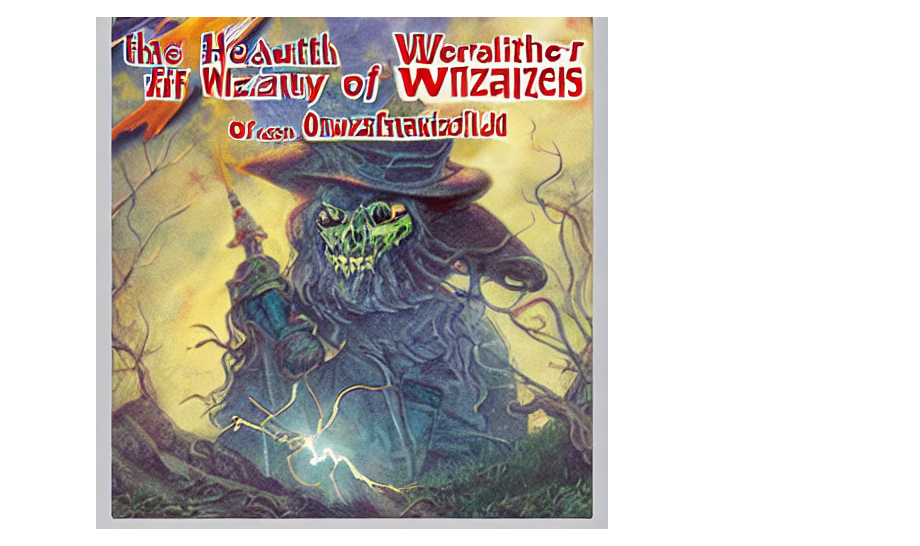
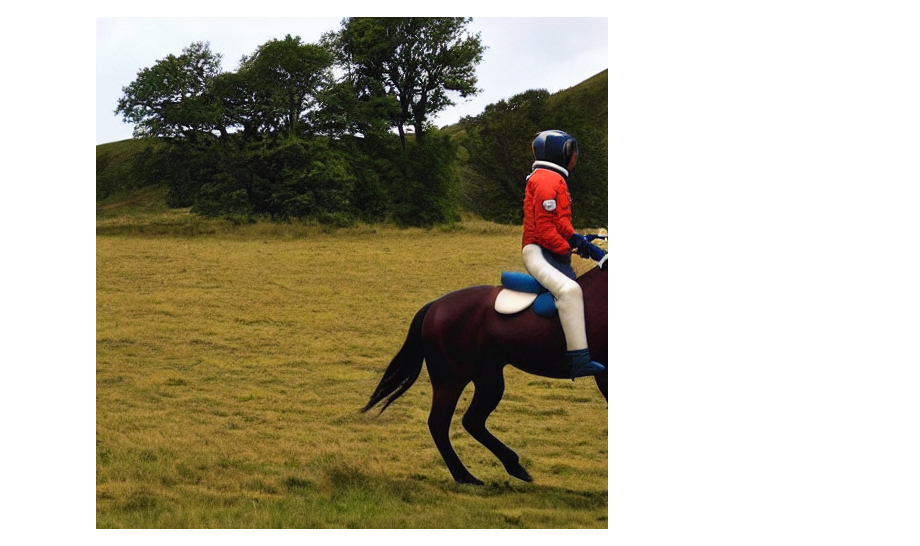
Before and after one commit to jasher4994/Diffusion, a Jupyter notebook: notebooks/diffusion_example.ipynb, the cells around one changed output. Saved outputs shown, nothing was run; the diff lists cells and outputs as text; code cells hidden in the pictures.

```diff
--- a/notebooks/diffusion_example.ipynb
+++ b/notebooks/diffusion_example.ipynb
@@ -6,4 +14,4 @@ import torch
 # %%
 model_id = "sd-legacy/stable-diffusion-v1-5"
-pipe = StableDiffusionPipeline.from_pretrained(model_id) # torch_dtype=torch.float16 if RAM requires.
+pipe = StableDiffusionPipeline.from_pretrained(model_id, torch_dtype=torch.float16)
 pipe = pipe.to("cuda")
@@ -13,4 +18,6 @@ image = pipe(prompt).images[0]
-# %%
-image
-# %% [output]
-[figure, removed]
+# %%
+prompt = "a photo of an astronaut riding a horse in scotland"
+image = pipe(prompt).images[0]
+display(image)
+# %% [output]
+[figure, added]
```
Also changed, not shown: parts of 5 cells of this notebook, 3 other files.
